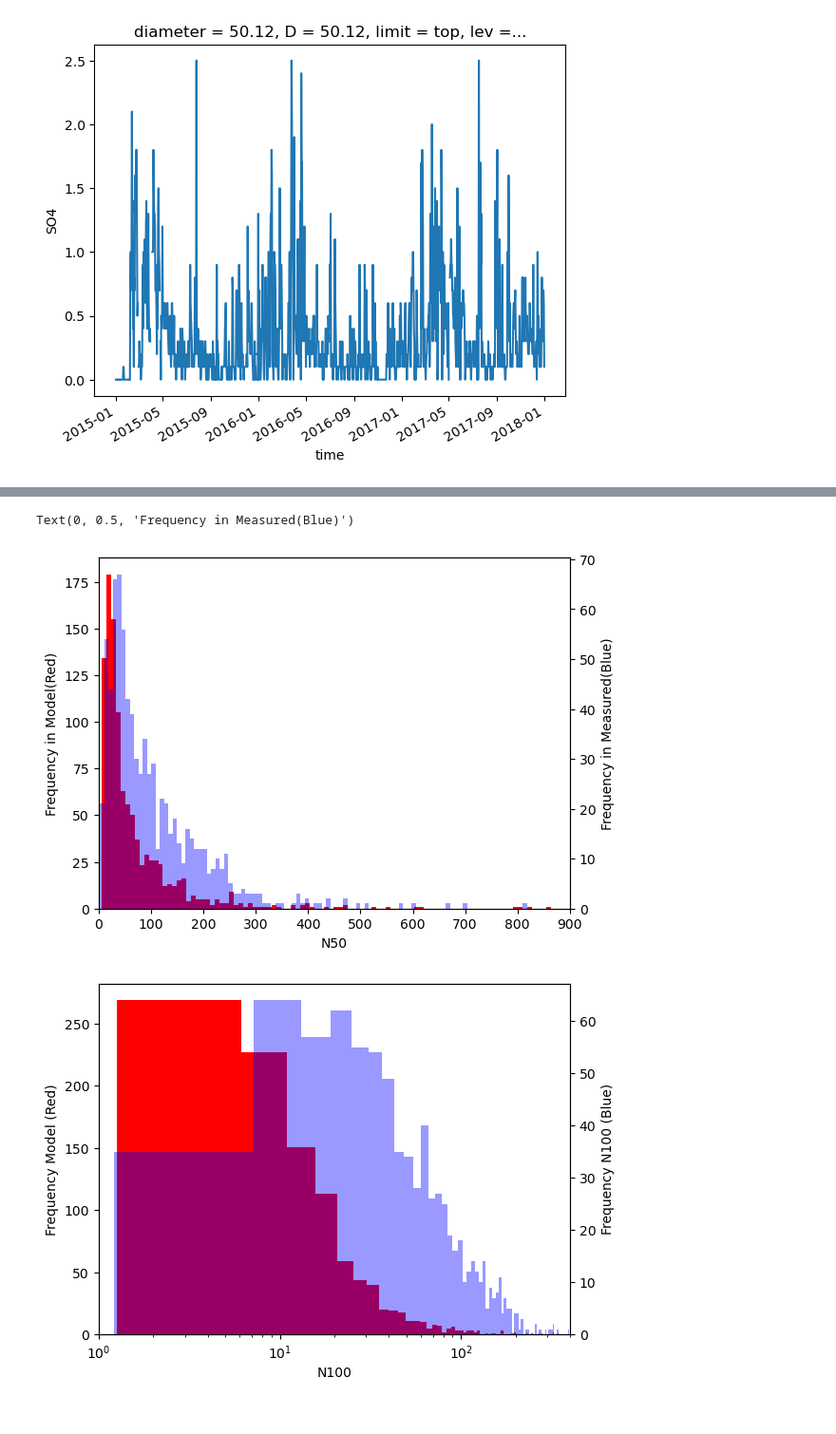
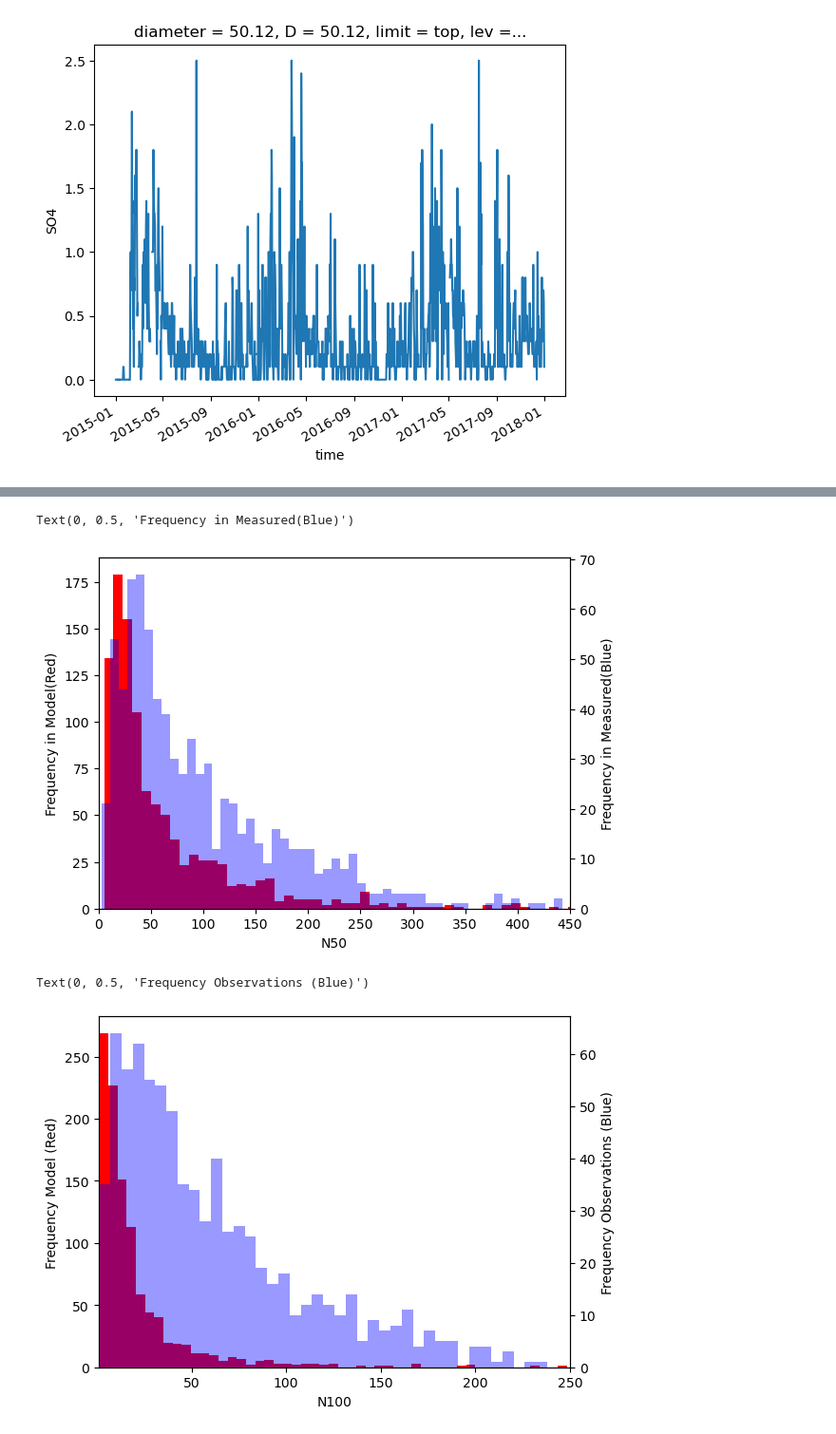
Before and after one commit to eScience-course/-Tjaernoe2022-group1, a Jupyter notebook: notebooks/Stefan/N100 Model vs SO4.ipynb, the cells around one changed output, grey strips where cells are left out. Shown at 95% size. Saved outputs shown, nothing was run; the diff lists cells and outputs as text; code cells hidden in the pictures.

Commit message:
Cleaning up some plots

```diff
--- a/notebooks/Stefan/N100 Model vs SO4.ipynb
+++ b/notebooks/Stefan/N100 Model vs SO4.ipynb
@@ -1118,31 +1150,32 @@ ax2 = ax.twinx()
 ax2.hist(ALLDATA['N50'].sel(time=slice('2015-01','2017-12')), color ='blue', alpha = 0.4, bins = 100)
 
 ax.set_xlabel('N50')
-ax.set_xlim ([0,900])
+ax.set_xlim ([0,450])
 ax.set_ylabel('Frequency in Model(Red)')
-ax2.set_xlim ([0,900])
+ax2.set_xlim ([0,450])
 ax2.set_ylabel('Frequency in Measured(Blue)')
 
 #plt.legend()
 # %% [output]
 Text(0, 0.5, 'Frequency in Measured(Blue)')
-[figure, old version]
+[figure, new version]
 # %%
 f, ax = plt.subplots()
 
 
 ax.hist(ALLDATA['N100_Model'].sel(time=slice('2015-01','2017-12')), color = 'red', bins = 90)
 #xscale = 'log'
 ax2 = ax.twinx()
 ax2.hist(ALLDATA['N100'].sel(time=slice('2015-01','2017-12')), color ='blue', alpha = 0.4, bins = 120)
 
 ax.set_xlabel('N100')
-ax.set_xlim ([1,400])
+ax.set_xlim ([1,250])
 ax.set_ylabel('Frequency Model (Red)')
-ax2.set_xlim ([1,400])
-ax2.set_ylabel('Frequency N100 (Blue)')
-plt.xscale('log')
+ax2.set_xlim ([1,250])
+ax2.set_ylabel('Frequency Observations (Blue)')
+#plt.xscale('log')
 #xscale = 'log'
 #plt.xlabel ('N50')
 # %% [output]
+Text(0, 0.5, 'Frequency Observations (Blue)')
-[figure, old version]
+[figure, new version]
```
Also changed, not shown: parts of 6 cells of this notebook, 1 other file.
